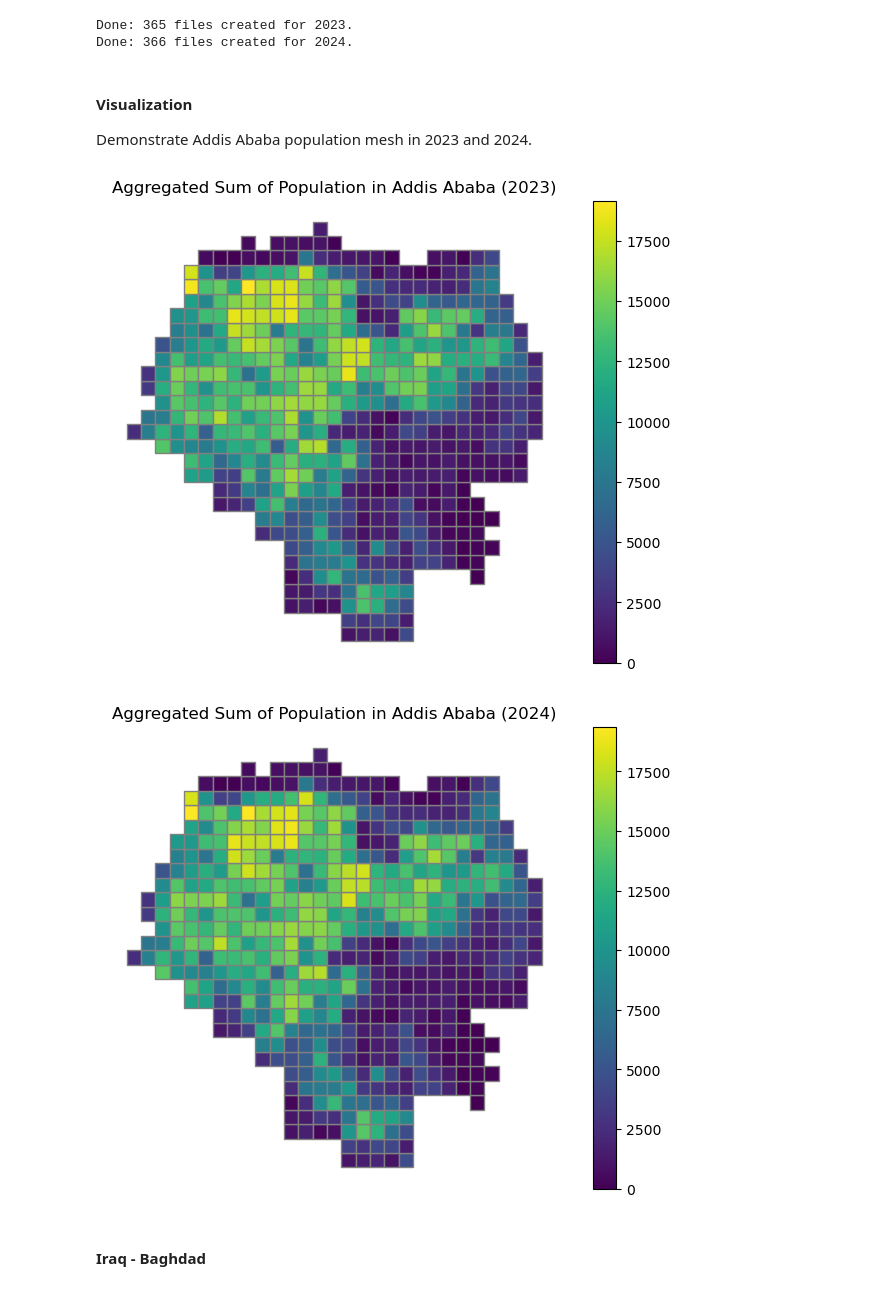
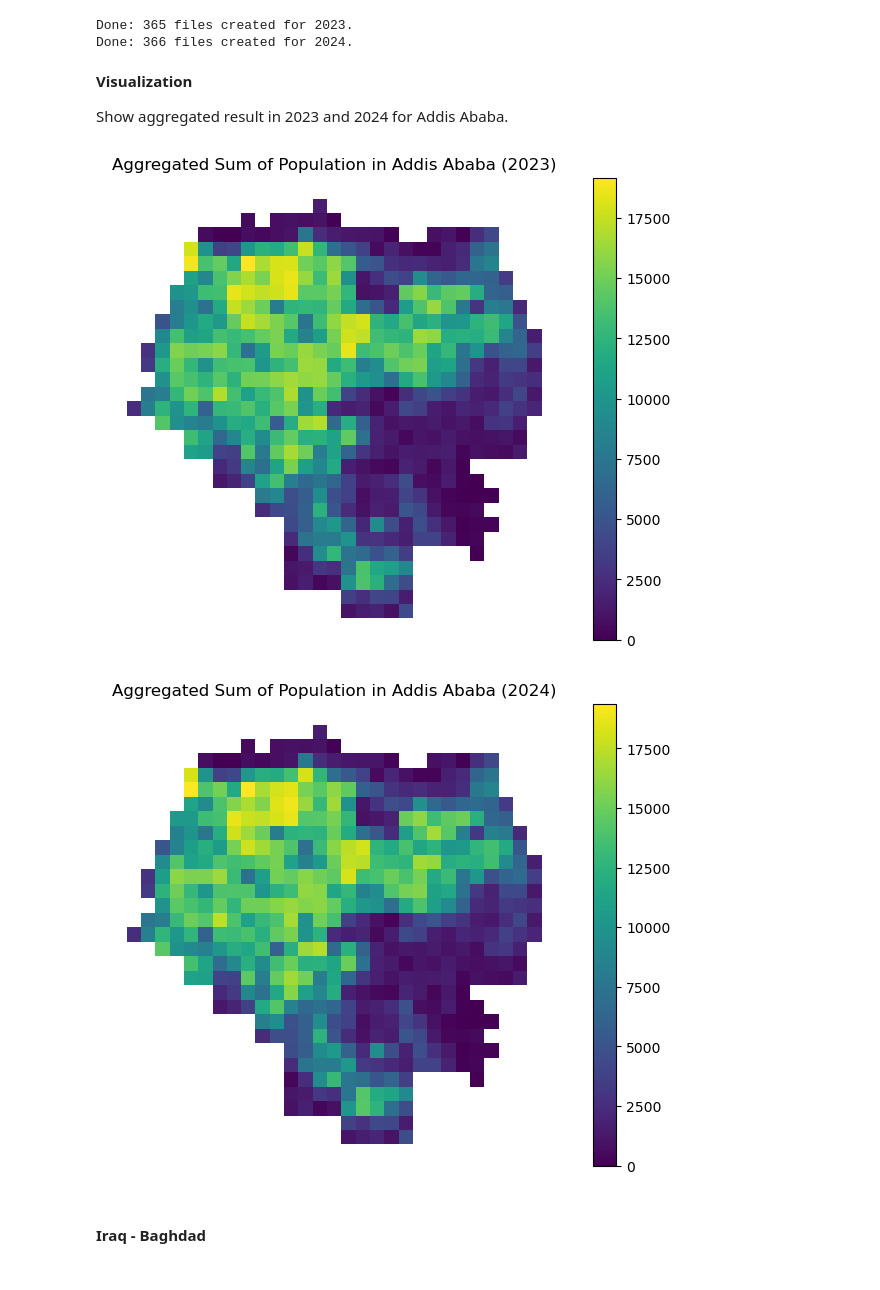
Before and after one commit to yixuan228/air-pollution-mobility-research-project, a Jupyter notebook: notebooks/2_contributing_factors_data_analysis.ipynb, the cells around one changed output. Saved outputs shown, nothing was run; the diff lists cells and outputs as text; code cells hidden in the pictures.

```diff
--- a/notebooks/2_contributing_factors_data_analysis.ipynb
+++ b/notebooks/2_contributing_factors_data_analysis.ipynb
@@ -321,21 +331,21 @@ generate_daily_files(src_2024_eth, 2024, 366, "addis-ababa", output_path)
 Done: 365 files created for 2023.
 Done: 366 files created for 2024.
 # %% [markdown]
-#### Visualization
+**Visualization**
 
-Demonstrate Addis Ababa population mesh in 2023 and 2024.
+Show aggregated result in 2023 and 2024 for Addis Ababa.
 # %%
 pop_2023_eth = gpd.read_file(DATA_PATH / "pop-files-addis-ababa" / "addis-ababa-2023-02-21.gpkg")
-plot_mesh(mesh=pop_2023_eth, feature="pop_sum_m", title="Aggregated Sum of Population in Addis Ababa (2023)")
+plot_mesh(mesh=pop_2023_eth, feature="pop_sum_m", title="Aggregated Sum of Population in Addis Ababa (2023)", show_edges=False)
 plt.show()
 # %% [output]
-[figure, old version]
+[figure, new version]
 # %%
 pop_2024_eth = gpd.read_file(DATA_PATH / "pop-files-addis-ababa" / "addis-ababa-2024-02-21.gpkg")
-plot_mesh(mesh=pop_2024_eth, feature="pop_sum_m", title="Aggregated Sum of Population in Addis Ababa (2024)")
+plot_mesh(mesh=pop_2024_eth, feature="pop_sum_m", title="Aggregated Sum of Population in Addis Ababa (2024)", show_edges=False)
 plt.show()
 # %% [output]
-[figure, old version]
+[figure, new version]
 # %% [markdown]
 #### Iraq - Baghdad
 # %%
```
Also changed, not shown: parts of 11 cells of this notebook.
